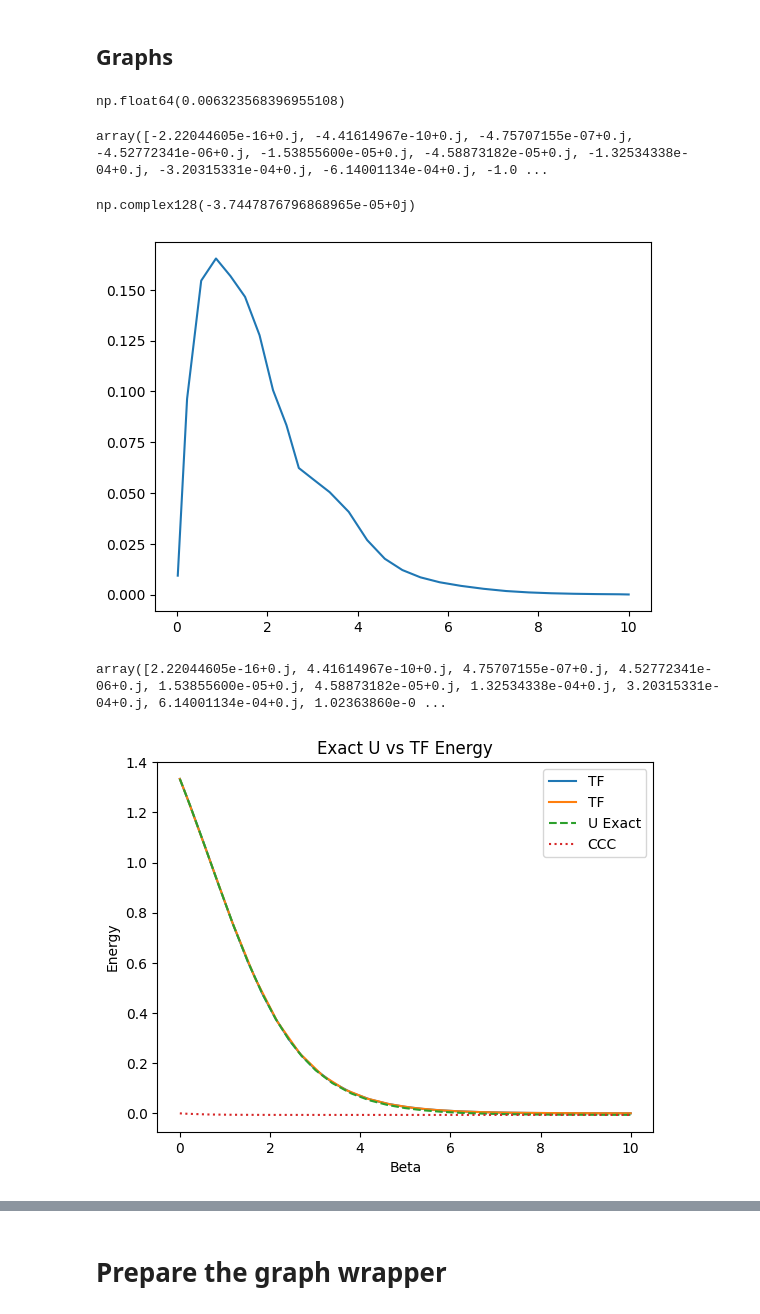
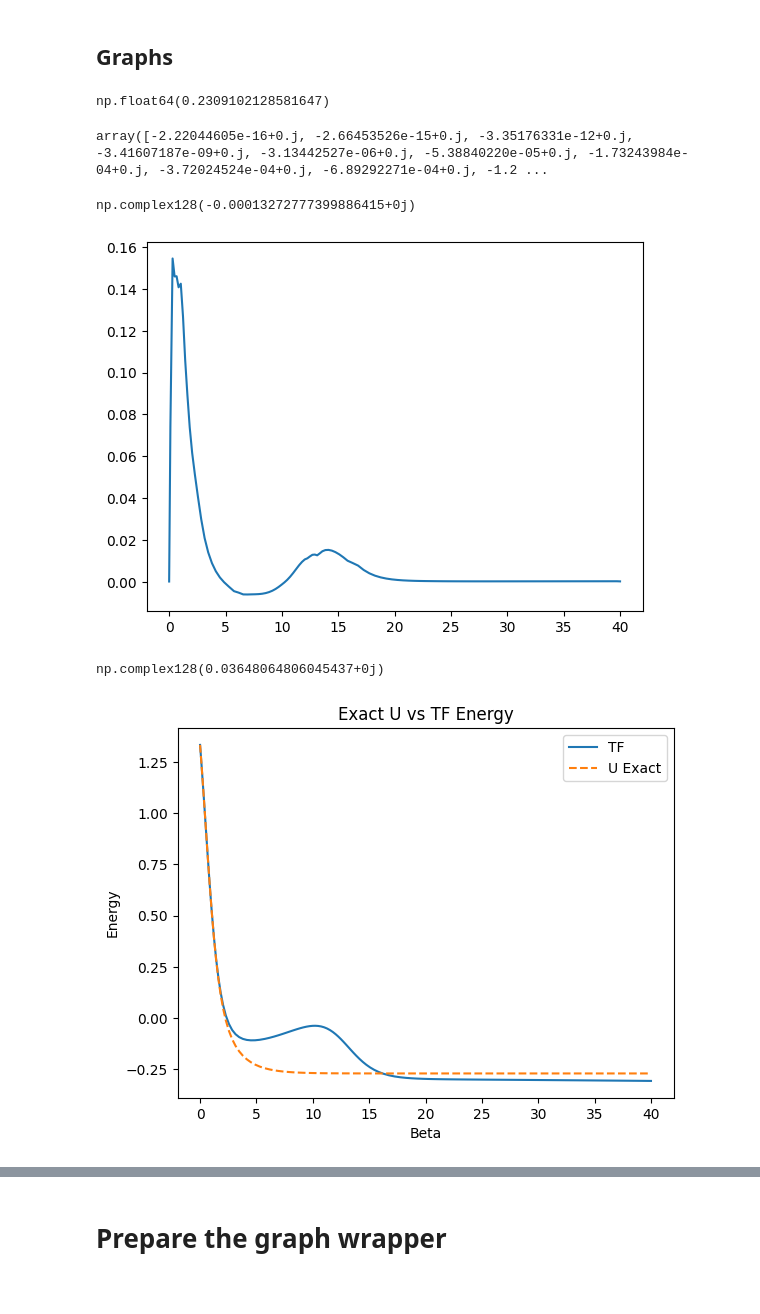
Before and after one commit to Gilfrim/Computational-Analysis-of-Many-Rotor-Systems, a Jupyter notebook: script_examples/script_examples_2.ipynb, the cells around one changed output, grey strips where cells are left out. Cells and saved outputs as stored; diff of their text form; code cells hidden in the pictures.

```diff
--- a/script_examples/script_examples_2.ipynb
+++ b/script_examples/script_examples_2.ipynb
@@ -194,7 +229,7 @@ state = 3
 state_TF = state**2
 site = 2
 
-g = 0.1
+g = 0.7
 periodic = False
 # %%
 K, V = rotor_operators(state, g)
@@ -215,4 +266,4 @@ t_2_tensor = np.zeros((site, site, a, a, i, i), dtype=complex)
 # %%
-time_TF, energy_TF, t_0_TF, t_1_max_TF = integration_scheme_fast(site, state_TF, K_TF, V_TF, V_TF, periodic=periodic, import_guess=True, t_0_import=np.log(state**site), t_1_import=np.copy(t_1_tensor[0]).reshape(a), t_2_import=np.copy(t_2_tensor).reshape(site, site, a, a))
+time_TF, energy_TF, t_0_TF, t_1_TF, t_2_TF = integration_scheme_fast(site, state_TF, K_TF, V_TF, V_TF, t_final=40, periodic=periodic, import_guess=True, t_0_import=0, t_1_import=np.copy(t_1_tensor).reshape(site, a), t_2_import=np.copy(t_2_tensor).reshape(site, site, a, a))
 # %% [output]
 0.0
@@ -290,36 +303,36 @@ Z_val = np.array([Z_new(x) for x in t_0_TF])
 # %%
 np.max(np.abs(energy_TF - ED_U_val))
 # %% [output]
-np.float64(0.006323568396955108)
+np.float64(0.2309102128581647)
 # %%
 ED_U_val - energy_TF
 # %% [output]
-array([-2.22044605e-16+0.j, -4.41614967e-10+0.j, -4.75707155e-07+0.j, -4.52772341e-06+0.j, -1.53855600e-05+0.j, -4.58873182e-05+0.j, -1.32534338e-04+0.j, -3.20315331e-04+0.j, -6.14001134e-04+0.j, -1.0 ...
+array([-2.22044605e-16+0.j, -2.66453526e-15+0.j, -3.35176331e-12+0.j, -3.41607187e-09+0.j, -3.13442527e-06+0.j, -5.38840220e-05+0.j, -1.73243984e-04+0.j, -3.72024524e-04+0.j, -6.89292271e-04+0.j, -1.2 ...
 # %%
 energy_TF[-1] - energy_TF[-2]
 # %% [output]
-np.complex128(-3.7447876796868965e-05+0j)
+np.complex128(-0.00013272777399886415+0j)
 # %%
 plt.plot(time_TF[1:], energy_TF[:-1] - energy_TF[1:], label=f"TF")
 plt.show()
 # %% [output]
-[figure, old version]
+[figure, new version]
 # %%
-energy_TF - ED_U_val
+eig_val[0] - energy_TF[-1]
 # %% [output]
-array([2.22044605e-16+0.j, 4.41614967e-10+0.j, 4.75707155e-07+0.j, 4.52772341e-06+0.j, 1.53855600e-05+0.j, 4.58873182e-05+0.j, 1.32534338e-04+0.j, 3.20315331e-04+0.j, 6.14001134e-04+0.j, 1.02363860e-0 ...
+np.complex128(0.03648064806045437+0j)
 # %%
 plt.plot(time_TF, energy_TF, label=f"TF")
-plt.plot(time_TF_o, energy_TF_o, label=f"TF")
+# plt.plot(time_TF_o, energy_TF_o, label=f"TF")
 plt.plot(time_TF, ED_U_val, label=f"U Exact", linestyle="--")
-plt.plot(time, energy, label=f"CCC", linestyle=":")
+# plt.plot(time, energy, label=f"CCC", linestyle=":")
 plt.title("Exact U vs TF Energy")
 plt.xlabel("Beta")
 plt.ylabel("Energy")
 plt.legend()
 plt.show()
 # %% [output]
-[figure, old version]
+[figure, new version]
 # %%
 Z_val
 # %% [output]
```
Also changed, not shown: parts of 59 cells of this notebook, 9 other files.
